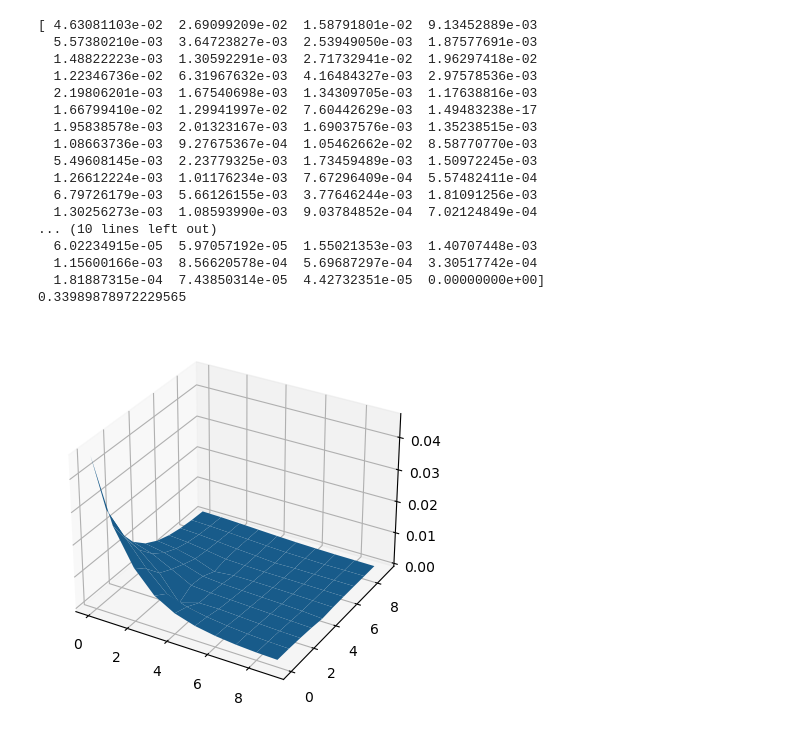
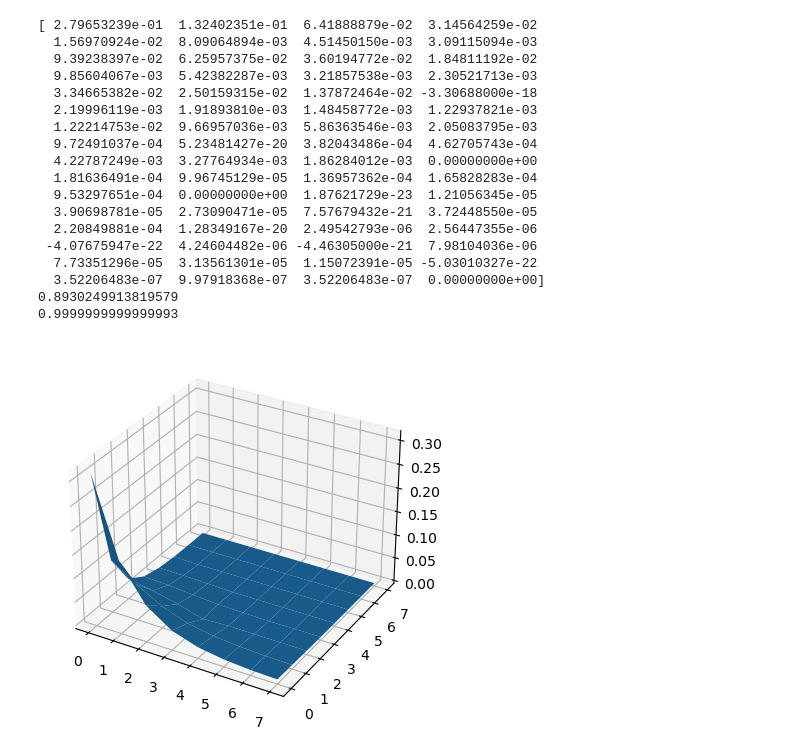
Before and after one commit to jaevanlith/OPE, a Jupyter notebook: frozen_lake_visit_freq.ipynb, the cells around one changed output. Cells and saved outputs as stored; diff of their text form; code cells hidden in the pictures.

Commit message:
'normalized' state distribution

```diff
--- a/frozen_lake_visit_freq.ipynb
+++ b/frozen_lake_visit_freq.ipynb
@@ -27,12 +27,12 @@ map_10x10 = [
 ]
 
 #"4x4"
-env = gym.make('FrozenLake-v1', desc=map_10x10, is_slippery=True, render_mode="human")
+env = gym.make('FrozenLake-v1', desc=map_8x8, is_slippery=True, render_mode="human")
 
 
 action_size = env.action_space.n
 state_size = env.observation_space.n
-gamma = 0.99
+gamma = 0.9
 
 # print(action_size)
 #env.reset()
@@ -74,9 +74,11 @@ print(transition_matrix.shape)
 # %%
 # Define a random policy where every action has an equal probability
-policy = np.ones((state_size, action_size)) / action_size
+#policy = np.ones((state_size, action_size)) / action_size
 
-#policy = np.zeros((state_size, action_size))
-#policy[:,0] = 1
+policy = np.zeros((state_size, action_size))
+policy[:,1] = 0.5
+policy[:,3] = 0.5
+
 #print(policy)
 
 # Calculate the state transition probabilities under policy pi
@@ -89,42 +91,48 @@ s0[0] = 1.0  # start from the first state
 # Calculate the expected state visitation frequency
 visitation_frequency = (1 - gamma) * np.dot(np.linalg.inv(np.eye(state_size) - gamma * P_pi), s0)
 
+summ = sum(visitation_frequency)
 print(visitation_frequency)
 print(sum(visitation_frequency))
+
+norm_visitation_frequency = visitation_frequency / summ
+
+print(sum(norm_visitation_frequency))
 # %% [output]
-[ 4.63081103e-02  2.69099209e-02  1.58791801e-02  9.13452889e-03
-  5.57380210e-03  3.64723827e-03  2.53949050e-03  1.87577691e-03
-  1.48822223e-03  1.30592291e-03  2.71732941e-02  1.96297418e-02
-  1.22346736e-02  6.31967632e-03  4.16484327e-03  2.97578536e-03
-  2.19806201e-03  1.67540698e-03  1.34309705e-03  1.17638816e-03
-  1.66799410e-02  1.29941997e-02  7.60442629e-03  1.49483238e-17
-  1.95838578e-03  2.01323167e-03  1.69037576e-03  1.35238515e-03
-  1.08663736e-03  9.27675367e-04  1.05462662e-02  8.58770770e-03
-  5.49608145e-03  2.23779325e-03  1.73459489e-03  1.50972245e-03
-  1.26612224e-03  1.01176234e-03  7.67296409e-04  5.57482411e-04
-  6.79726179e-03  5.66126155e-03  3.77646244e-03  1.81091256e-03
-  1.30256273e-03  1.08593990e-03  9.03784852e-04  7.02124849e-04
-... (10 lines left out)
-  6.02234915e-05  5.97057192e-05  1.55021353e-03  1.40707448e-03
-  1.15600166e-03  8.56620578e-04  5.69687297e-04  3.30517742e-04
-  1.81887315e-04  7.43850314e-05  4.42732351e-05  0.00000000e+00]
-0.33989878972229565
+[ 2.79653239e-01  1.32402351e-01  6.41888879e-02  3.14564259e-02
+  1.56970924e-02  8.09064894e-03  4.51450150e-03  3.09115094e-03
+  9.39238397e-02  6.25957375e-02  3.60194772e-02  1.84811192e-02
+  9.85604067e-03  5.42382287e-03  3.21857538e-03  2.30521713e-03
+  3.34665382e-02  2.50159315e-02  1.37872464e-02 -3.30688000e-18
+  2.19996119e-03  1.91893810e-03  1.48458772e-03  1.22937821e-03
+  1.22214753e-02  9.66957036e-03  5.86363546e-03  2.05083795e-03
+  9.72491037e-04  5.23481427e-20  3.82043486e-04  4.62705743e-04
+  4.22787249e-03  3.27764934e-03  1.86284012e-03  0.00000000e+00
+  1.81636491e-04  9.96745129e-05  1.36957362e-04  1.65828283e-04
+  9.53297651e-04  0.00000000e+00  1.87621729e-23  1.21056345e-05
+  3.90698781e-05  2.73090471e-05  7.57679432e-21  3.72448550e-05
+  2.20849881e-04  1.28349167e-20  2.49542793e-06  2.56447355e-06
+ -4.07675947e-22  4.24604482e-06 -4.46305000e-21  7.98104036e-06
+  7.73351296e-05  3.13561301e-05  1.15072391e-05 -5.03010327e-22
+  3.52206483e-07  9.97918368e-07  3.52206483e-07  0.00000000e+00]
+0.8930249913819579
+0.9999999999999993
 # %%
 import matplotlib.pyplot as plt
 from mpl_toolkits.mplot3d import Axes3D
 # Create X, Y coordinates
 x = np.arange(int(np.sqrt(state_size)))
 y = np.arange(int(np.sqrt(state_size)))
 X, Y = np.meshgrid(x, y)
 
 # Reshape visitation frequencies to a 2D grid
-Z = visitation_frequency.reshape((int(np.sqrt(state_size)), int(np.sqrt(state_size))))
+Z = norm_visitation_frequency.reshape((int(np.sqrt(state_size)), int(np.sqrt(state_size))))
 
 # Plot a 3D surface
 fig = plt.figure()
 ax = fig.add_subplot(111, projection='3d')
 ax.plot_surface(X, Y, Z)
 
 plt.show()
 # %% [output]
-[figure, old version]
+[figure, new version]
```
Also changed, not shown: parts of 1 cell of this notebook.
